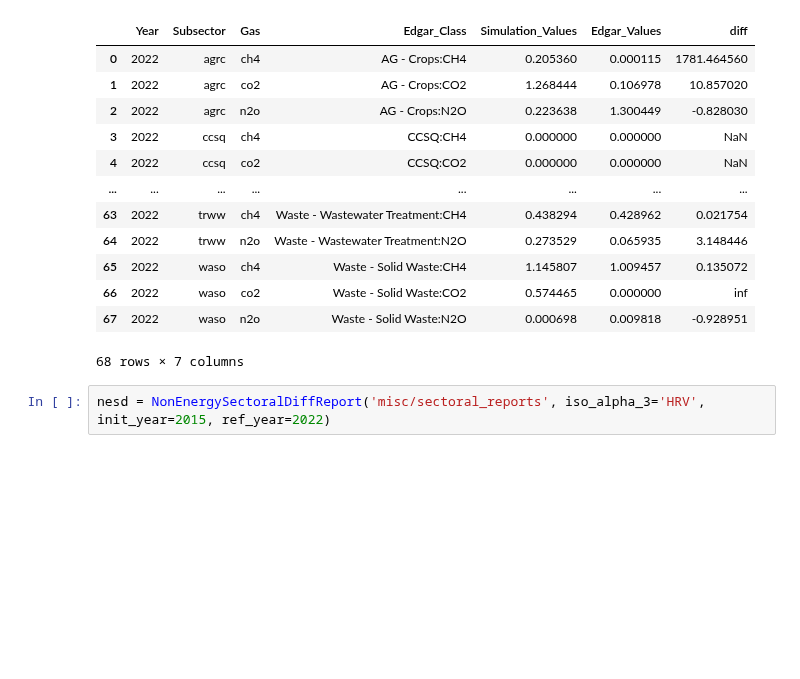
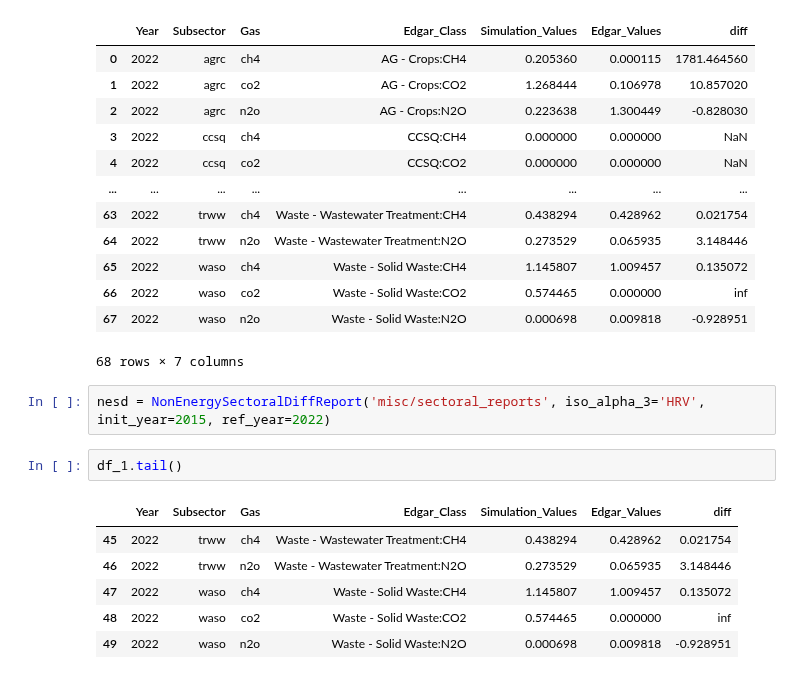
Before and after one commit to sisepuede-framework/ssp_data_calibration, a Jupyter notebook: src/emissions_etl.ipynb, the cells around one changed output. Saved outputs shown, nothing was run; the diff lists cells and outputs as text; blank space fills up the shorter version.

```diff
--- a/src/emissions_etl.ipynb
+++ b/src/emissions_etl.ipynb
@@ -239,5 +239,14 @@ df_1
 68 rows × 7 columns
 # %%
 nesd = NonEnergySectoralDiffReport('misc/sectoral_reports', iso_alpha_3='HRV', init_year=2015, ref_year=2022)
+# %%
+df_1.tail()
+# %% [output]
+|  | Year | Subsector | Gas | Edgar_Class | Simulation_Values | Edgar_Values | diff |
+| 45 | 2022 | trww | ch4 | Waste - Wastewater Treatment:CH4 | 0.438294 | 0.428962 | 0.021754 |
+| 46 | 2022 | trww | n2o | Waste - Wastewater Treatment:N2O | 0.273529 | 0.065935 | 3.148446 |
+| 47 | 2022 | waso | ch4 | Waste - Solid Waste:CH4 | 1.145807 | 1.009457 | 0.135072 |
+| 48 | 2022 | waso | co2 | Waste - Solid Waste:CO2 | 0.574465 | 0.000000 | inf |
+| 49 | 2022 | waso | n2o | Waste - Solid Waste:N2O | 0.000698 | 0.009818 | -0.928951 |
 # %%
 df_1, df_2 = nesd.run_report_generator(simulation_df=output_df, emission_targets_path='misc/sectoral_reports/2022_emission_targets.csv', mapping_table_path='misc/sectoral_reports/edgar_ssp_cw.csv')
```
Also changed, not shown: parts of 1 cell of this notebook, 1 other file.
